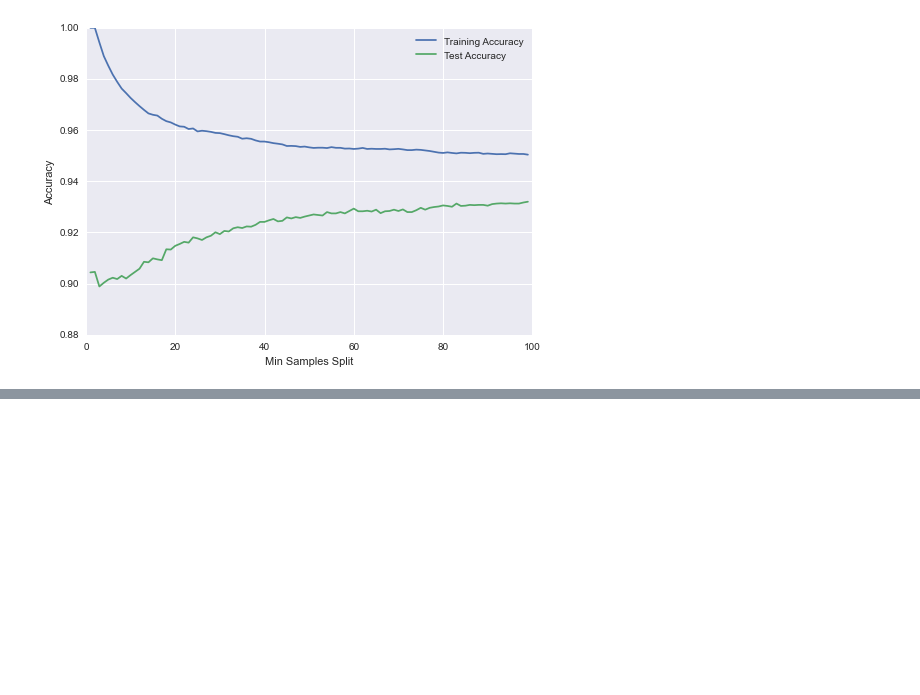
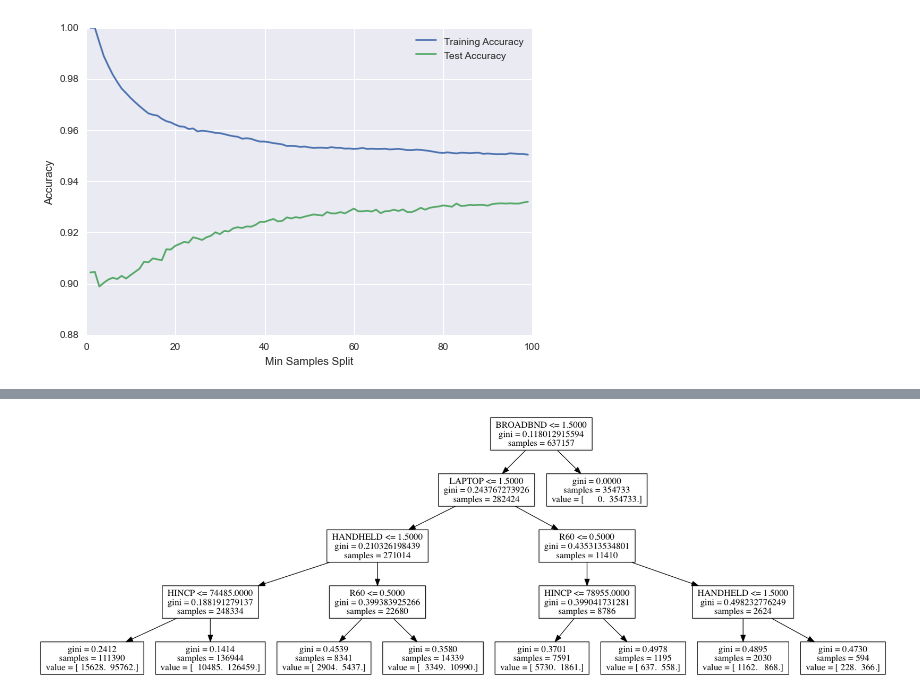
Before and after one commit to jkeung/Household_Analysis, a Jupyter notebook: Internet_Prediction.ipynb, the cells around one changed output, grey strips where cells are left out. Saved outputs shown, nothing was run; the diff lists cells and outputs as text; code cells hidden in the pictures; blank space fills up the shorter version.

```diff
--- a/Internet_Prediction.ipynb
+++ b/Internet_Prediction.ipynb
@@ -543,3 +589,28 @@ print 'Accuracy: %s' % cross_val_score(KNeighborsClassifier(n_neighbors = 6), X_
 print 'Precision: %s' % cross_val_score(KNeighborsClassifier(n_neighbors = 6), X_train, y_train, scoring = 'precision', cv = 10).mean()
 print 'Recall: %s' % cross_val_score(KNeighborsClassifier(n_neighbors = 6), X_train, y_train, scoring = 'recall_weighted', cv = 10).mean()
 print 'F1: %s' % cross_val_score(KNeighborsClassifier(n_neighbors = 6), X_train, y_train, scoring = 'f1', cv = 10).mean()
+# %%
+#y = df.ix[:,'INTERNET'].ravel()
+#X = df.ix[:,:-1]
+
+#Split the Data
+#X_train, X_test, y_train, y_test = train_test_split(X, y, test_size=0.30, random_state=4444)
+
+#Create the Tree Object
+model = DecisionTreeClassifier(max_depth = 4)
+
+#Train the Tree
+fitted = model.fit(X_train, y_train)
+
+dot_data = StringIO()
+
+#Export the tree into Graphviz format
+export_graphviz(fitted, out_file=dot_data, feature_names=features)
+
+#Draw the tree
+graph = pydot.graph_from_dot_data(dot_data.getvalue())
+
+#Render the image
+Image(graph.create_png())
+# %% [output]
+[figure, added]
```
Also changed, not shown: parts of 8 cells of this notebook.
